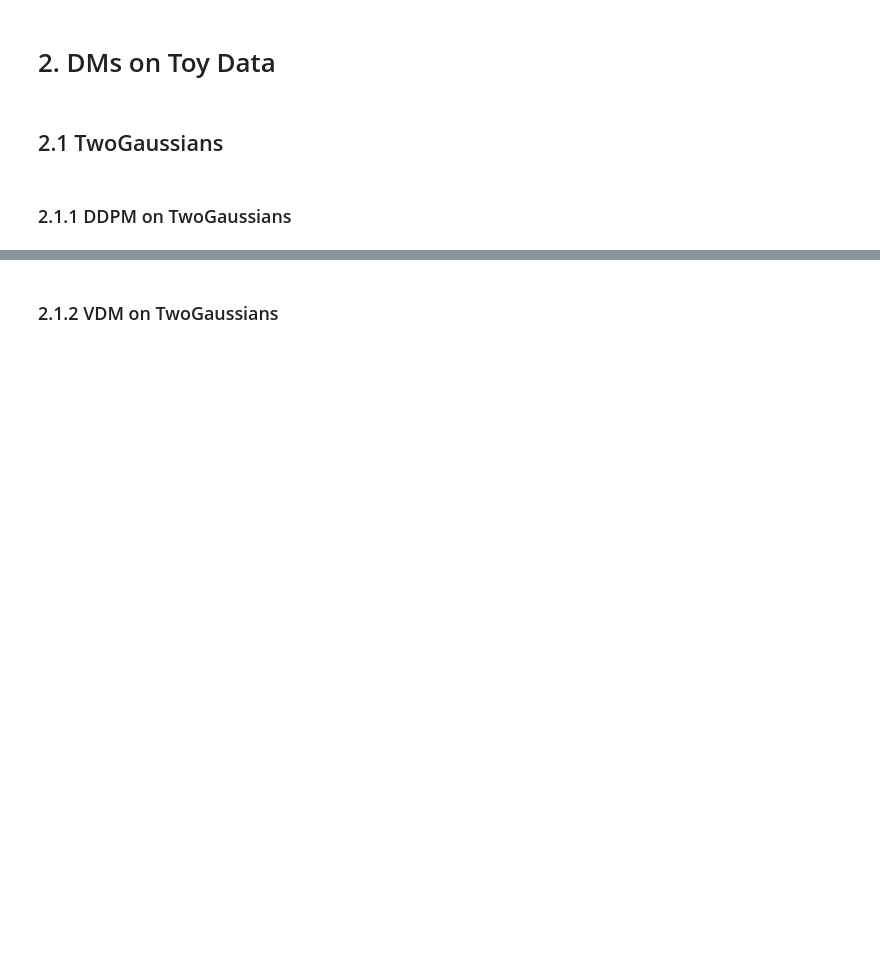
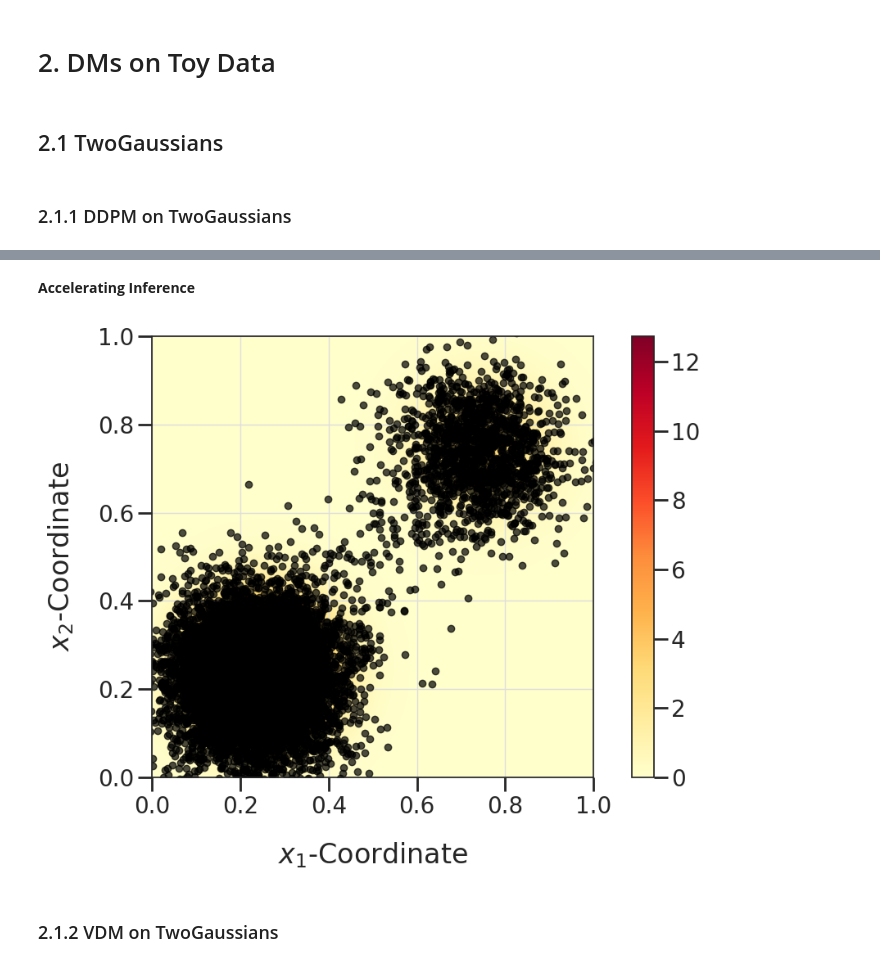
Before and after one commit to zuvale/ggdl_self_learn, a Jupyter notebook: experiments/diffusion.ipynb, the cells around one changed output, grey strips where cells are left out. Saved outputs shown, nothing was run; the diff lists cells and outputs as text; code cells hidden in the pictures; blank space fills up the shorter version.

Commit message:
🚧✨ added and tested DDIM sampling for constant scheduler

```diff
--- a/experiments/diffusion.ipynb
+++ b/experiments/diffusion.ipynb
@@ -1142,3 +1216,58 @@ plt.show()
+# %% [markdown]
+**Accelerating Inference**
+# %%
+x_sample = next(iter(train_loader))[0]
+x_sample_size = x_sample.size(-1)
+
+n_timesteps = 100
+embedding_size = 24
+model = DiffusionEpsilonParamImplicit(
+    GaussianBase((x_sample_size,)),
+    ConstantLinearScheduleImplicit(n_timesteps),
+    MLPTimeDependent(
+        n_timesteps, embedding_size,
+        x_sample_size, x_sample_size, [64]*4,
+        mlp_act_funs=[nn.GELU]*4 + [None],
+        film_act_fun=nn.GELU
+    ),
+    n_timesteps
+).to(DEVICE)
+# %%
+epochs = 3
+model.load_state_dict(torch.load(
+    MODEL_DIR / f"toy1_ddpm_{epochs}_n_epochs_{n_timesteps}_n_t.pt",
+    map_location=torch.device(DEVICE)
+))
+with torch.no_grad():
+    model.eval()
+    samples_all = model.sample((10000,), n_steps=25, start_time=1, show_path=True)
+    samples_all = samples_all.detach().cpu().numpy()
+
+coordinates = [
+    [[x,y] for x in np.linspace(*toy.xlim, 1000)]
+    for y in np.linspace(*toy.ylim, 1000)
+]
+prob = torch.exp(toy().log_prob(torch.tensor(coordinates)))
+
+fig, ax = plt.subplots(1, 1, figsize=(12, 7))
+
+im = ax.imshow(
+    prob, extent=[toy.xlim[0], toy.xlim[1], toy.ylim[0], toy.ylim[1]],
+    origin='lower', cmap='YlOrRd'
+)
+
+ax.scatter(
+    samples_all[-1, :, 0], samples_all[-1, :, 1], alpha=0.7, color="black")
+ax.set_xlim(toy.xlim)
+ax.set_ylim(toy.ylim)
+ax.set_aspect('equal')
+fig.colorbar(im)
+ax.set_xlabel("$x_1$-Coordinate", labelpad=20)
+ax.set_ylabel("$x_2$-Coordinate", labelpad=20)
+
+plt.show()
+# %% [output]
+[figure, added]
 # %% [markdown]
 ### 2.1.2 VDM on TwoGaussians
 # %%
```
Also changed, not shown: parts of 11 cells of this notebook, 2 other files.
